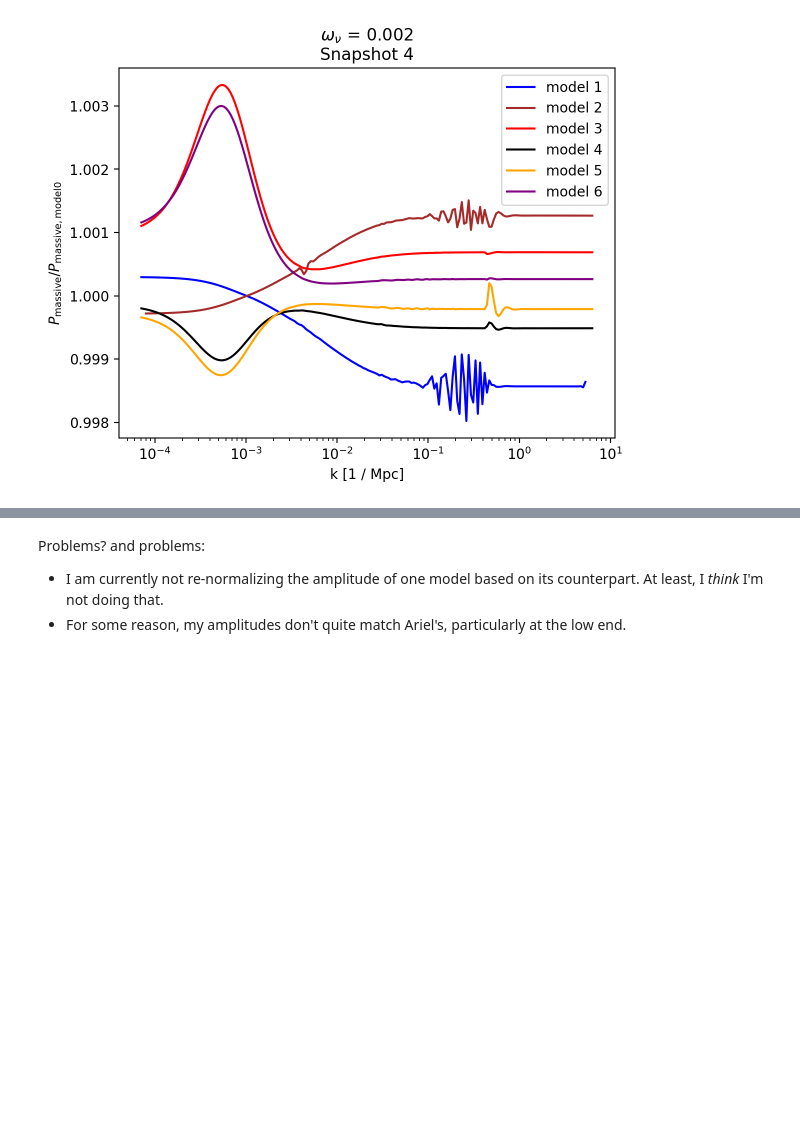
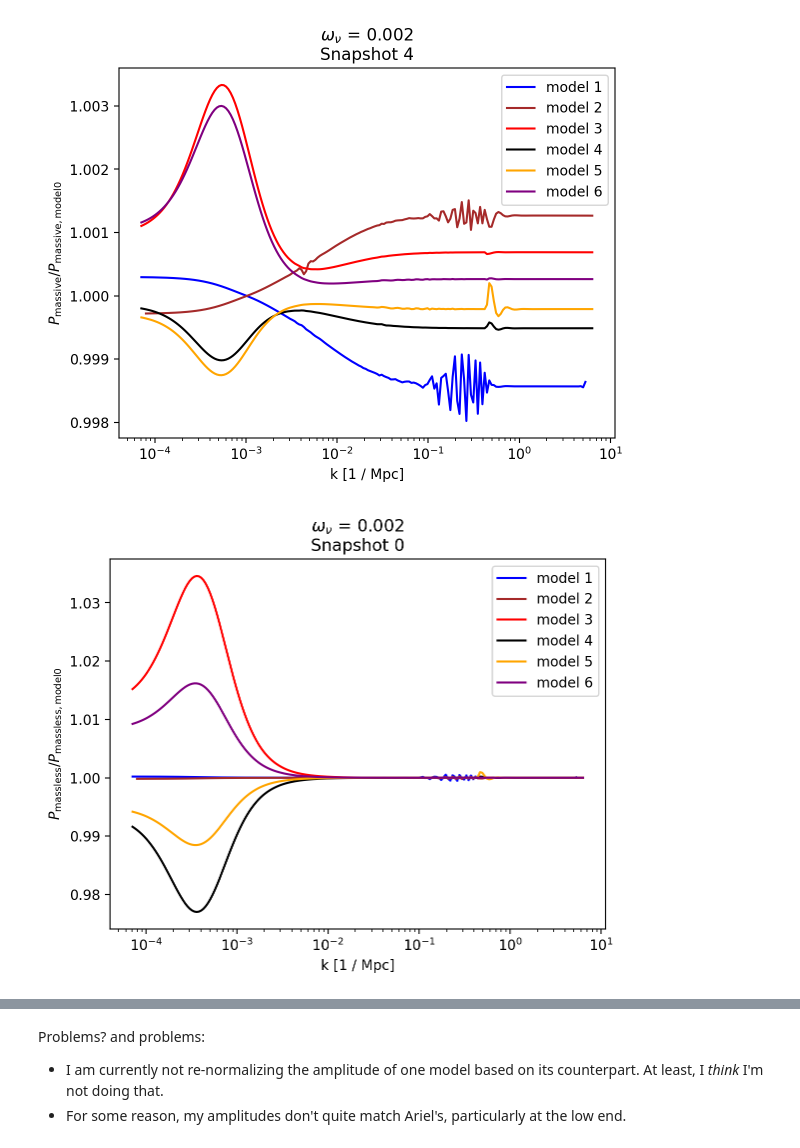
Before and after one commit to 3276908917/Master, a Jupyter notebook: CAMB_demo/rescaling_assignment.ipynb, the cells around one changed output, grey strips where cells are left out. Saved outputs shown, nothing was run; the diff lists cells and outputs as text; code cells hidden in the pictures; blank space fills up the shorter version.

Commit message:
Serious bug fixed, but it appears not to have had any visual impact on the plot. Odd...

```diff
--- a/CAMB_demo/rescaling_assignment.ipynb
+++ b/CAMB_demo/rescaling_assignment.ipynb
@@ -205,7 +205,7 @@ def truncator(big_x, big_y, small_x, small_y, interpolation=True):
 
     return trunc_x, trunc_y, aligned_y
 # %%
-def massiveModel_ratios(snap_index):
+def model_ratios(snap_index, massive=True):
     """
     Here, the baseline is always model 0,
     but theoretically it should be quite easy
@@ -214,11 +214,19 @@ def massiveModel_ratios(snap_index):
     baseline_h = cosm.loc[0]["h"]
     baseline_k = k_massive_list[0] * baseline_h
     baseline_p = p_massive_list[0][snap_index] / baseline_h ** 3
+    if not massive:
+        # Technically k_massless = k_massive everywhere, as far
+        # as I know, but it's best to be thorough.
+        baseline_k = k_massless_list[0] * baseline_h
+        baseline_p = p_massless_list[0][snap_index] / baseline_h ** 3
 
     for i in range(1, len(k_massive_list) - 1):
         this_h = cosm.loc[i]["h"]
-        this_k = k_massive_list[1] * this_h
+        this_k = k_massive_list[i] * this_h
         this_p = p_massive_list[i][snap_index] / this_h ** 3
+        if not massive:
+            this_k = k_massless_list[i] * this_h
+            this_p = p_massless_list[i][snap_index] / this_h ** 3
 
         truncated_k, truncated_p, aligned_p = \
             truncator(baseline_k, baseline_p, this_k,
@@ -231,7 +239,12 @@ def massiveModel_ratios(snap_index):
                  label=label_in, c=colors[i], linestyle=styles[i])
         plt.xscale('log')
         plt.xlabel(r"k [1 / Mpc]")
-        plt.ylabel(r"$P_\mathrm{massive} / P_\mathrm{massive, model 0}$")
+
+        ylabel = r"$P_\mathrm{massive} / P_\mathrm{massive, model 0}$"
+        if not massive:
+            ylabel = r"$P_\mathrm{massless} / P_\mathrm{massless, model 0}$"
+        plt.ylabel(ylabel)
+
         plt.title(r"$\omega_\nu$ = " + str(omega_nu[omega_index]) + "\n" + \
                  "Snapshot " + str(snap_index))
         plt.legend()
@@ -244,2 +257,6 @@ massiveModel_ratios(4) # snapshot 0
 # %% [output]
 [figure]
+# %%
+model_ratios(0, massive=False)
+# %% [output]
+[figure, added]
```
Also changed, not shown: parts of 6 cells of this notebook.
